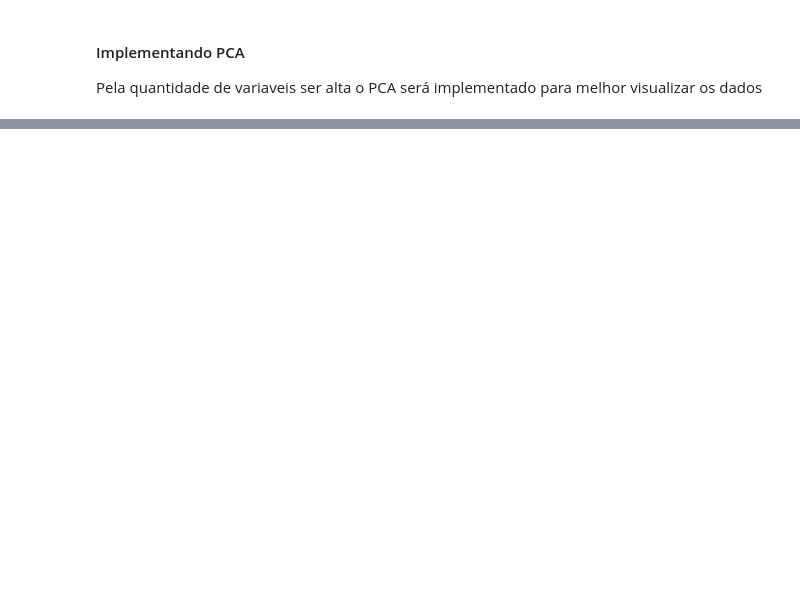
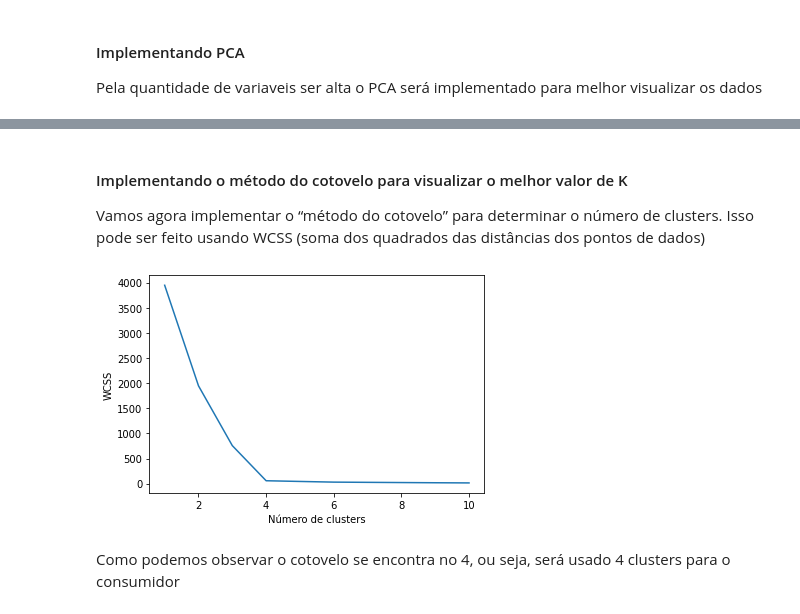
Before and after one commit to Brendhon/conecta-cafe-ml, a Jupyter notebook: Projeto C318.ipynb, the cells around one changed output, grey strips where cells are left out. Drawn from its saved outputs; the diff is of its cells as text; code cells hidden in the pictures; blank space fills up the shorter version.

Commit message:
Adicionando normalização e achando o melhor valor de K

```diff
--- a/Projeto C318.ipynb
+++ b/Projeto C318.ipynb
@@ -297,3 +316,0 @@ Pela regra de negócio, faz sentido agrupar os consumidores e produtores em 3 gr
-# %%
-# Declarando modelo com 3 clusters
-model = KMeans(n_clusters = 3)
@@ -313,6 +316,0 @@ plt.show()
-# %%
-# Ajustando modelo com base nos dados fornecidos pelo PCA
-fitting = model.fit(data)
-
-# Pegando centroids
-centers = fitting.cluster_centers_
@@ -372,0 +329,17 @@ plt.show()
+# %% [markdown]
+#### Implementando o método do cotovelo para visualizar o melhor valor de K
+Vamos agora implementar o “método do cotovelo” para determinar o número de clusters. Isso pode ser feito usando WCSS (soma dos quadrados das distâncias dos pontos de dados)
+# %%
+wcss = []
+for i in range(1,11):
+    model = KMeans(n_clusters = i, init = "k-means++")
+    model.fit(pca_consumer_df)
+    wcss.append(model.inertia_)
+plt.plot(range(1,11), wcss)
+plt.xlabel('Número de clusters')
+plt.ylabel('WCSS')
+plt.show()
+# %% [output]
+[figure, added]
+# %% [markdown]
+Como podemos observar o cotovelo se encontra no 4, ou seja, será usado 4 clusters para o consumidor
```
Also changed, not shown: parts of 45 cells of this notebook.
